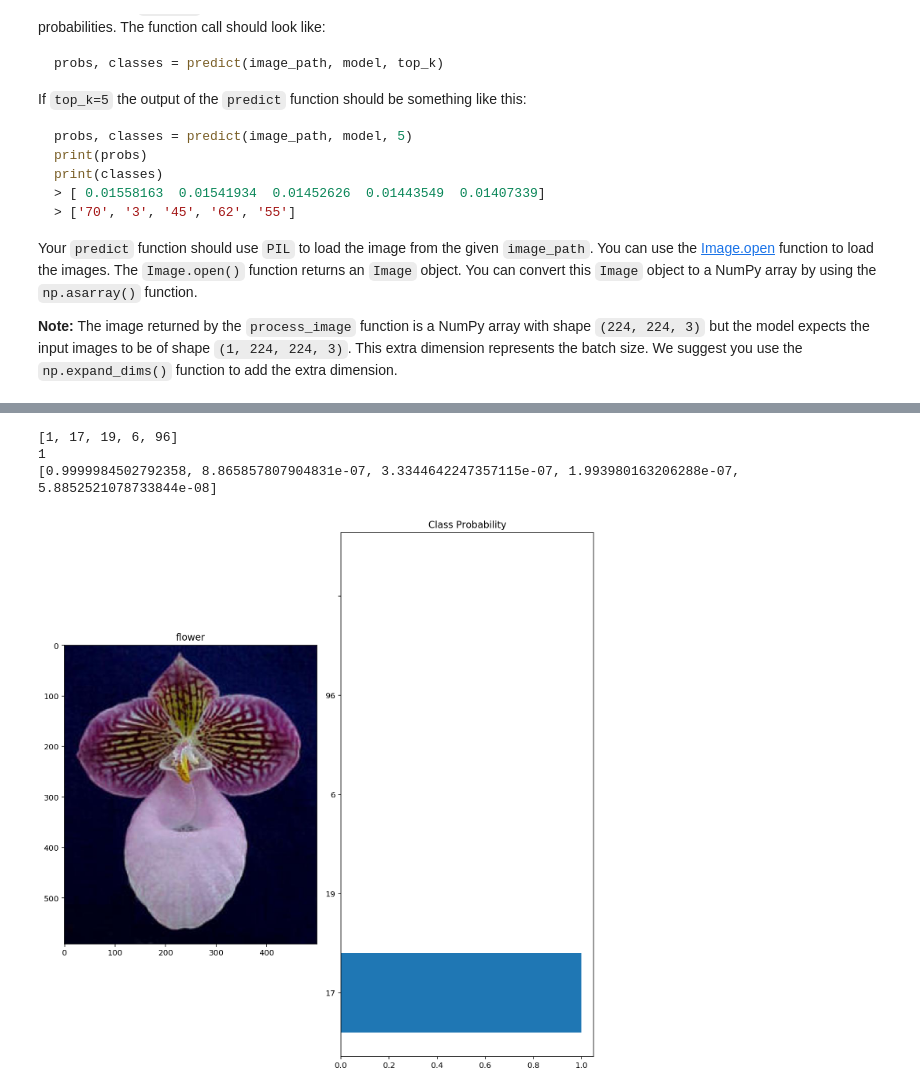
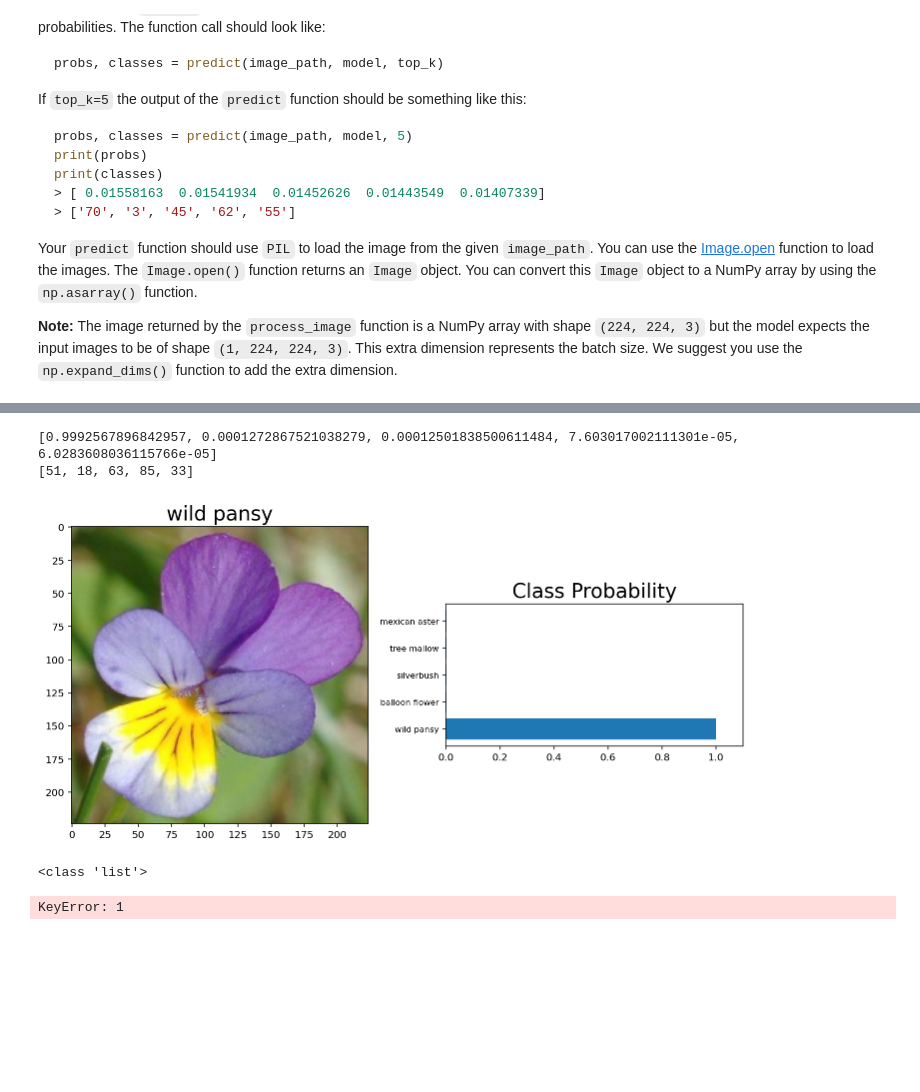
Before and after one commit to SimonGoller/Image-Classifier, a Jupyter notebook: Project_Image_Classifier_Project.ipynb, the cells around one changed output, grey strips where cells are left out. Saved outputs shown, nothing was run; the diff lists cells and outputs as text; code cells hidden in the pictures; blank space fills up the shorter version.

Commit message:
Add files via upload
code test from srpmech for sanity check

```diff
--- a/Project_Image_Classifier_Project.ipynb
+++ b/Project_Image_Classifier_Project.ipynb
@@ -470,3 +482,37 @@ In the cell below use `matplotlib` to plot the input image alongside the probabi
 <img src='assets/inference_example.png' width=600px>
 
 You can convert from the class integer labels to actual flower names using `class_names`.
+# %%
+image_path = './test_images/wild_pansy.jpg'
+
+prob, classes = predict(image_path,reload_model,5)
+
+print(prob)
+
+print(classes)
+
+img_i = Image.open(image_path)
+
+img_p = np.asarray(img_i)
+
+img_f = process_image(img_p)
+
+class_print = []
+for i in classes:
+    class_print.append(class_names[str(i+1)])
+
+fig, (ax1, ax2) = plt.subplots(figsize=(10,10), ncols=2)
+ax1.imshow(img_f)
+ax1.set_title(class_names[str(classes[0]+1)],{'fontsize':20})
+ax2.barh(np.arange(5), prob)
+ax2.set_aspect(0.1)
+ax2.set_yticks(np.arange(5))
+ax2.set_yticklabels(class_print, size='small');
+ax2.set_title('Class Probability',{'fontsize':20})
+ax2.set_xlim(0, 1.1)
+plt.tight_layout()
+plt.show()
+# %% [output]
+[0.9992567896842957, 0.0001272867521038279, 0.00012501838500611484, 7.603017002111301e-05, 6.0283608036115766e-05]
+[51, 18, 63, 85, 33]
+[figure, added]
@@ -473,17 +560,5 @@ You can convert from the class integer labels to actual flower names using `clas
 # %%
-# TODO: Plot the input image along with the top 5 classes
-
-#read the folder
-image_path = 'test_images/hard-leaved_pocket_orchid.jpg'
-im = Image.open(image_path)
-test_image = np.asarray(im)
-
-#make prediction on images in folder
-im_prob, im_class = predict(image_path, reload_model, top_k=5)
-classes = im_class[0]
-probs = im_prob[0]
-
-
+'''
 print(im_class)
 print(classes)
 print(im_prob)
@@ -493,12 +568,10 @@ fig, (ax1, ax2) = plt.subplots(figsize=(10,10), ncols=2)
 ax1.imshow(test_image)
 ax1.set_title('flower')
 ax2.barh(np.arange(5), im_prob)
-ax2.set_yticklabels(im_class)
+ax2.set_yticklabels(flower_names)
 ax2.set_title('Class Probability')
 plt.tight_layout()
-plt.show()
+plt.show()'''
 # %% [output]
-[1, 17, 19, 6, 96]
-1
-[0.9999984502792358, 8.865857807904831e-07, 3.3344642247357115e-07, 1.993980163206288e-07, 5.8852521078733844e-08]
+<class 'list'>
-[figure, removed]
+KeyError: 1
```
Also changed, not shown: parts of 12 cells of this notebook.
